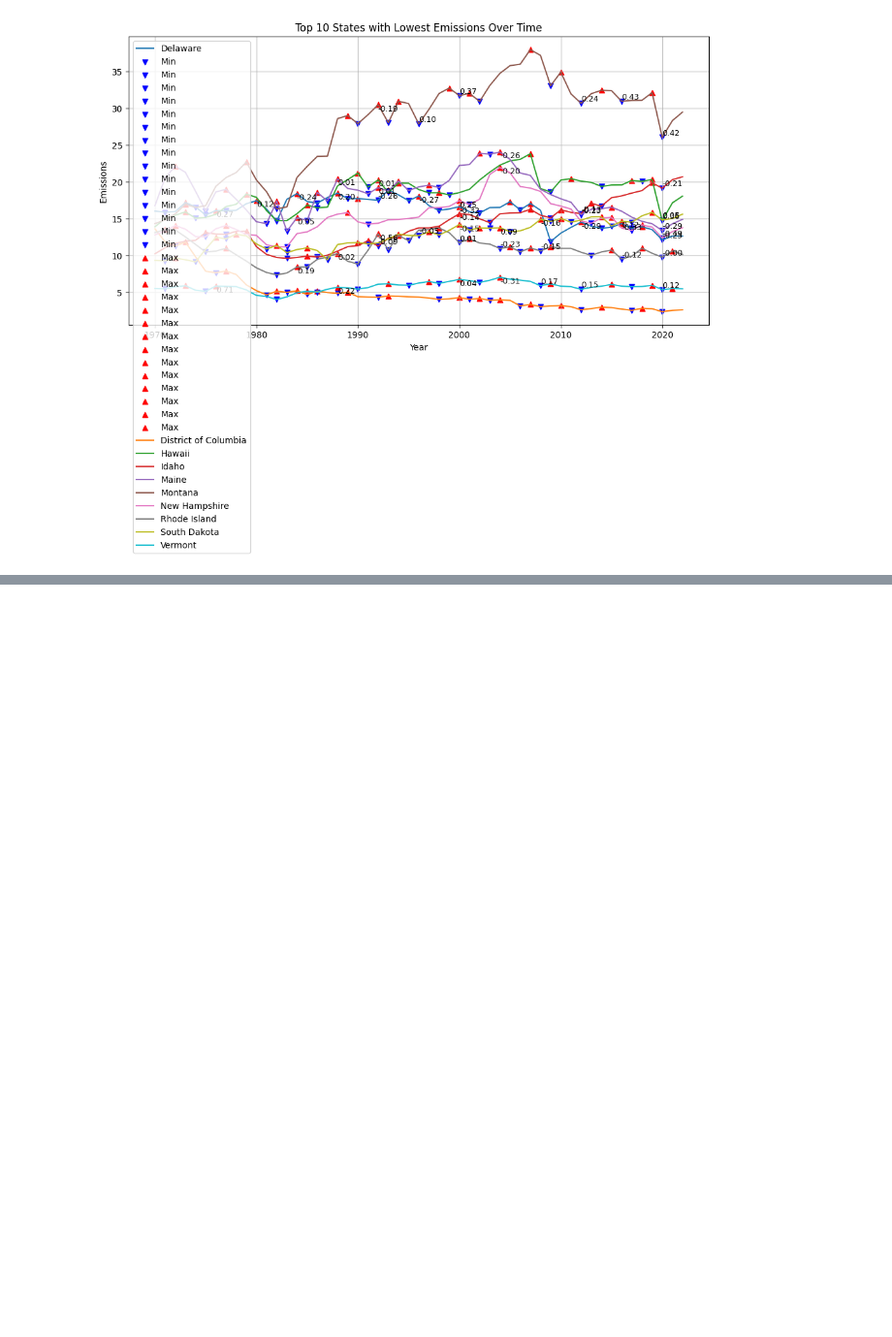
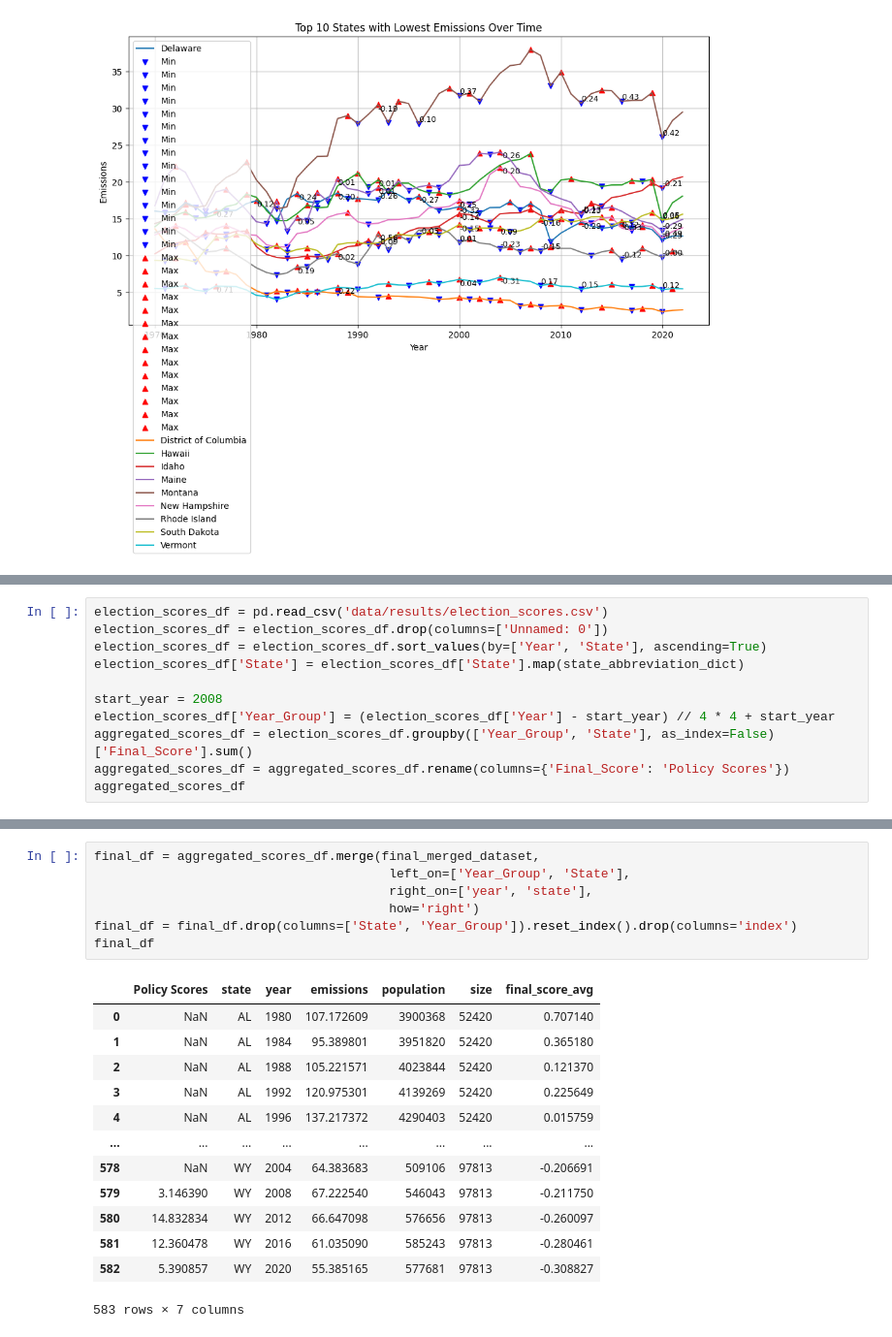
Before and after one commit to AyalYakobe/AirPollutionByPolitics, a Jupyter notebook: overview.ipynb, the cells around one changed output, grey strips where cells are left out. Shown at 97% size. Cells and saved outputs as stored; diff of their text form; blank space fills up the shorter version.

```diff
--- a/overview.ipynb
+++ b/overview.ipynb
@@ -336,0 +402,11 @@ final_merged_dataset
+# %%
+election_scores_df = pd.read_csv('data/results/election_scores.csv')
+election_scores_df = election_scores_df.drop(columns=['Unnamed: 0'])
+election_scores_df = election_scores_df.sort_values(by=['Year', 'State'], ascending=True)
+election_scores_df['State'] = election_scores_df['State'].map(state_abbreviation_dict)
+
+start_year = 2008
+election_scores_df['Year_Group'] = (election_scores_df['Year'] - start_year) // 4 * 4 + start_year
+aggregated_scores_df = election_scores_df.groupby(['Year_Group', 'State'], as_index=False)['Final_Score'].sum()
+aggregated_scores_df = aggregated_scores_df.rename(columns={'Final_Score': 'Policy Scores'})
+aggregated_scores_df
@@ -336,0 +427,21 @@ final_merged_dataset
+# %%
+final_df = aggregated_scores_df.merge(final_merged_dataset,
+                                       left_on=['Year_Group', 'State'],
+                                       right_on=['year', 'state'],
+                                       how='right')
+final_df = final_df.drop(columns=['State', 'Year_Group']).reset_index().drop(columns='index')
+final_df
+# %% [output]
+|  | Policy Scores | state | year | emissions | population | size | final_score_avg |
+| 0 | NaN | AL | 1980 | 107.172609 | 3900368 | 52420 | 0.707140 |
+| 1 | NaN | AL | 1984 | 95.389801 | 3951820 | 52420 | 0.365180 |
+| 2 | NaN | AL | 1988 | 105.221571 | 4023844 | 52420 | 0.121370 |
+| 3 | NaN | AL | 1992 | 120.975301 | 4139269 | 52420 | 0.225649 |
+| 4 | NaN | AL | 1996 | 137.217372 | 4290403 | 52420 | 0.015759 |
+| ... | ... | ... | ... | ... | ... | ... | ... |
+| 578 | NaN | WY | 2004 | 64.383683 | 509106 | 97813 | -0.206691 |
+| 579 | 3.146390 | WY | 2008 | 67.222540 | 546043 | 97813 | -0.211750 |
+| 580 | 14.832834 | WY | 2012 | 66.647098 | 576656 | 97813 | -0.260097 |
+| 581 | 12.360478 | WY | 2016 | 61.035090 | 585243 | 97813 | -0.280461 |
+| 582 | 5.390857 | WY | 2020 | 55.385165 | 577681 | 97813 | -0.308827 |
+583 rows × 7 columns
```
Also changed, not shown: parts of 19 cells of this notebook, 2 other files.
